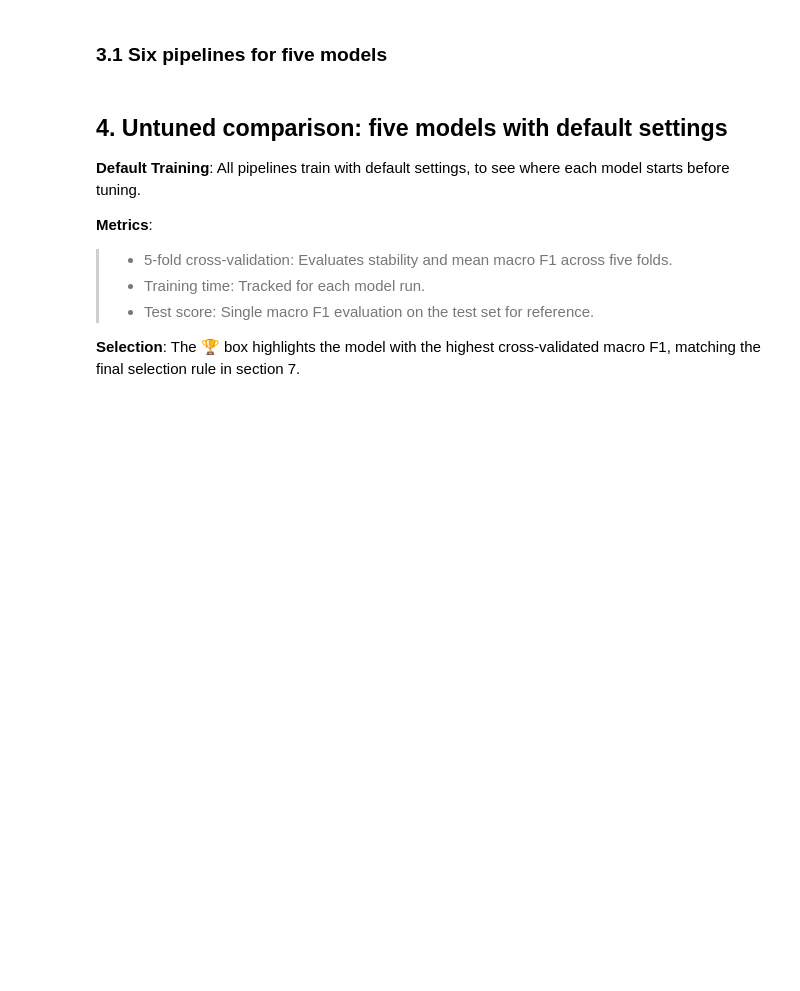
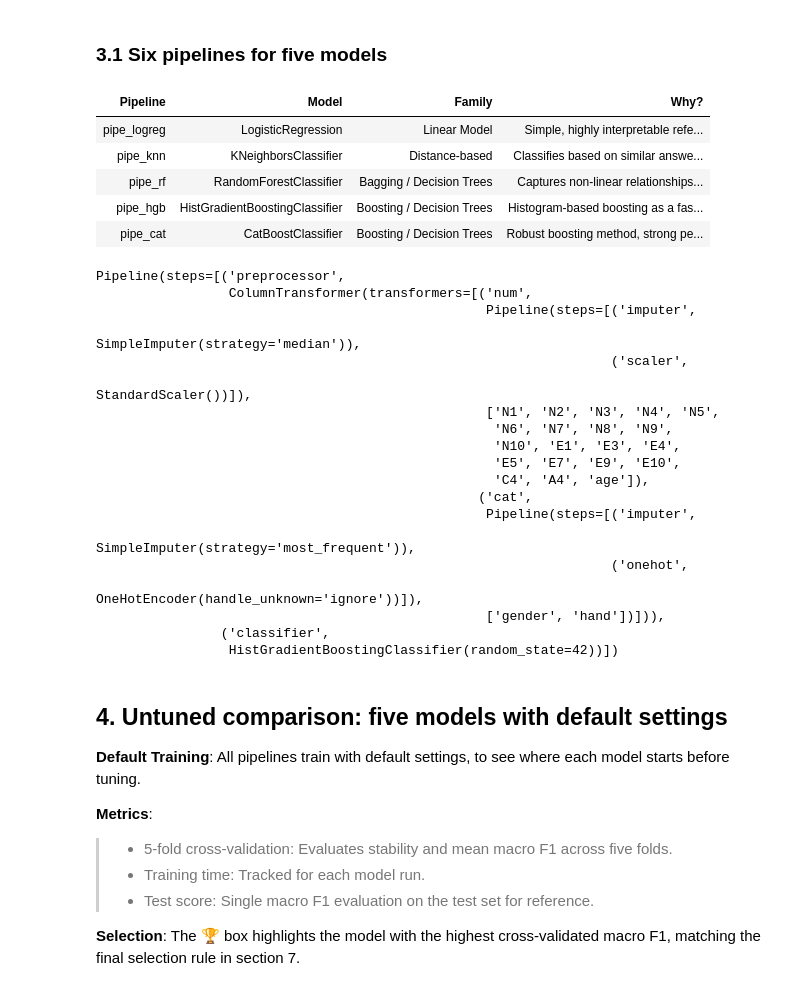
Before and after one commit to MaWeDu/big-five-personality, a Jupyter notebook: modeling.ipynb, the cells around one changed output. Saved outputs shown, nothing was run; the diff lists cells and outputs as text; code cells hidden in the pictures; blank space fills up the shorter version.

```diff
--- a/modeling.ipynb
+++ b/modeling.ipynb
@@ -364,14 +416,6 @@ pipe_rf = Pipeline(
 
 # Pipeline for HistGradientBoosting
 pipe_hgb = Pipeline(
-    steps=[
-        ("preprocessor", preprocessor),
-        ("classifier", HistGradientBoostingClassifier(random_state=42)),
-    ]
-)
-
-# Pipeline for HistGradientBoosting (balanced variant with its own grid search)
-pipe_hgb_tuned = Pipeline(
     steps=[
         ("preprocessor", preprocessor),
         ("classifier", HistGradientBoostingClassifier(random_state=42)),
@@ -434,12 +478,6 @@ df_pipelines = pd.DataFrame([
         "Why?": "Histogram-based boosting as a fast candidate for tabular data."
     },
     {
-        "Pipeline": "<code>pipe_hgb_tuned</code>",
-        "Model": "HistGradientBoostingClassifier",
-        "Family": "Boosting / Decision Trees",
-        "Why?": "Second HistGradientBoosting pipeline, tuned on tree size and class weights."
-    },
-    {
         "Pipeline": "<code>pipe_cat</code>",
         "Model": "CatBoostClassifier",
         "Family": "Boosting / Decision Trees",
@@ -454,33 +492,59 @@ html_table = f"""
                    border-bottom:2px solid {THEME['success_border']};">
             <th style="padding:10px 14px; color:{THEME['primary']}; text-align:left;">Pipeline</th>
             <th style="padding:10px 14px; color:{THEME['primary']}; text-align:left;">Model</th>
             <th style="padding:10px 14px; color:{THEME['primary']}; text-align:left;">Family</th>
             <th style="padding:10px 14px; color:{THEME['primary']}; text-align:left;">Why?</th>
         </tr>
     </thead>
     <tbody>
 """
 
 for i, row in df_pipelines.iterrows():
     bg_color = "#ffffff" if i % 2 == 0 else f"{THEME['success_bg']}55"
 
     html_table += f"""
         <tr style="background:{bg_color}; border-bottom:1px solid #eaeaea;">
             <td style="padding:10px 14px; text-align:left;">{row['Pipeline']}</td>
             <td style="padding:10px 14px; text-align:left;">{row['Model']}</td>
             <td style="padding:10px 14px; text-align:left;">{row['Family']}</td>
             <td style="padding:10px 14px; text-align:left;">{row['Why?']}</td>
         </tr>
     """
 
 html_table += """
     </tbody>
 </table>
 """
 
 display(HTML(html_table))
 
 display(pipe_hgb)   # show one pipeline as an example: the shared preprocessor + the classifier
+# %% [output]
+| Pipeline | Model | Family | Why? |
+| pipe_logreg | LogisticRegression | Linear Model | Simple, highly interpretable refe... |
+| pipe_knn | KNeighborsClassifier | Distance-based | Classifies based on similar answe... |
+| pipe_rf | RandomForestClassifier | Bagging / Decision Trees | Captures non-linear relationships... |
+| pipe_hgb | HistGradientBoostingClassifier | Boosting / Decision Trees | Histogram-based boosting as a fas... |
+| pipe_cat | CatBoostClassifier | Boosting / Decision Trees | Robust boosting method, strong pe... |
+Pipeline(steps=[('preprocessor',
+                 ColumnTransformer(transformers=[('num',
+                                                  Pipeline(steps=[('imputer',
+                                                                   SimpleImputer(strategy='median')),
+                                                                  ('scaler',
+                                                                   StandardScaler())]),
+                                                  ['N1', 'N2', 'N3', 'N4', 'N5',
+                                                   'N6', 'N7', 'N8', 'N9',
+                                                   'N10', 'E1', 'E3', 'E4',
+                                                   'E5', 'E7', 'E9', 'E10',
+                                                   'C4', 'A4', 'age']),
+                                                 ('cat',
+                                                  Pipeline(steps=[('imputer',
+                                                                   SimpleImputer(strategy='most_frequent')),
+                                                                  ('onehot',
+                                                                   OneHotEncoder(handle_unknown='ignore'))]),
+                                                  ['gender', 'hand'])])),
+                ('classifier',
+                 HistGradientBoostingClassifier(random_state=42))])
 # %% [markdown]
 ## 4. Untuned comparison: five models with default settings
 **Default Training**: All pipelines train with default settings, to see where each model starts before tuning.
```
Also changed, not shown: parts of 17 cells of this notebook, 1 other file.
